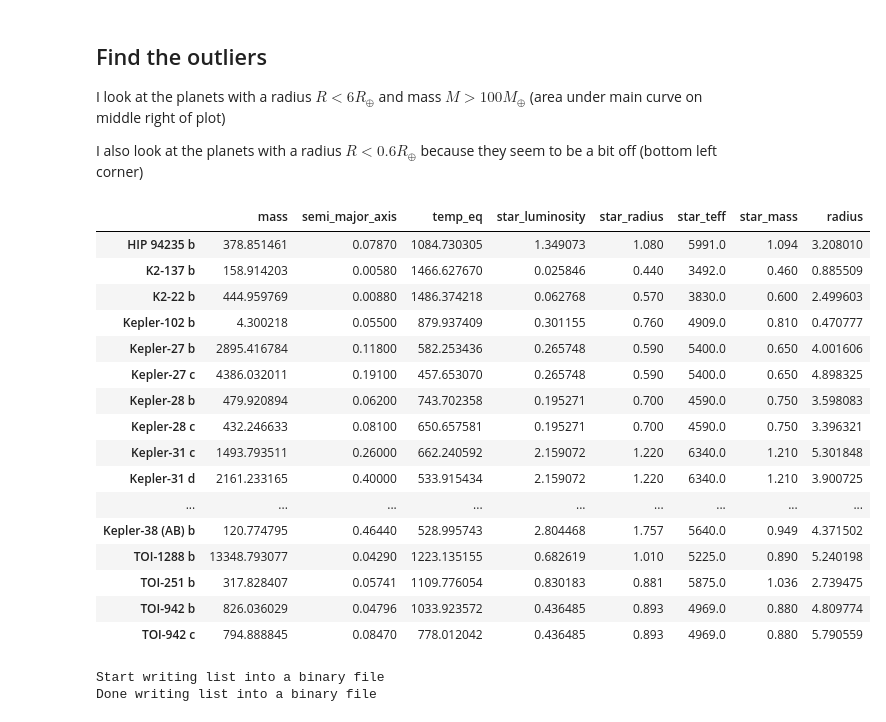
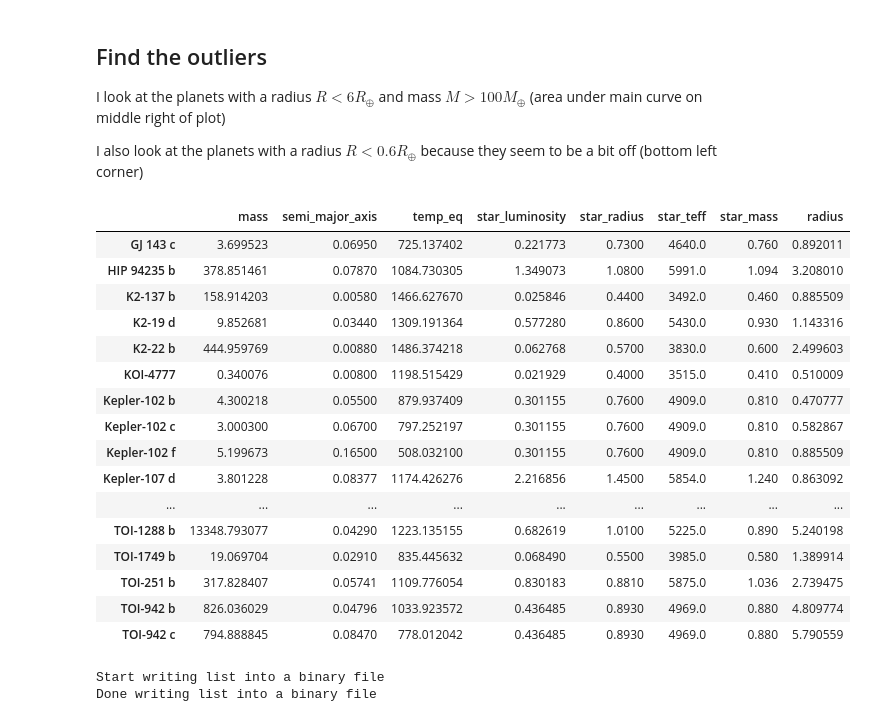
Before and after one commit to soleneulmer/bem, a Jupyter notebook: Find Outliers.ipynb, the cells around one changed output. Cells and saved outputs as stored; diff of their text form; code cells hidden in the pictures.

```diff
--- a/Find Outliers.ipynb
+++ b/Find Outliers.ipynb
@@ -80,32 +80,35 @@ I also look at the planets with a radius $R < 0.6 R_{\oplus}$ because they seem
 # %%
 outliers = []
 for i in range(len(dataset)):
 
     if ( (dataset.radius.loc[dataset.index[i]] <= 6e0 and dataset.mass.loc[dataset.index[i]] >= 1e2)
-    or (dataset.radius.loc[dataset.index[i]] <= 5e-1 and dataset.mass.loc[dataset.index[i]] >= 1e0) ):
+    or (dataset.radius.loc[dataset.index[i]] <= 5e-1 and dataset.mass.loc[dataset.index[i]] >= 1e0)
+    or (dataset.radius.loc[dataset.index[i]] <= 7e-1 and dataset.mass.loc[dataset.index[i]] >= 2e-1)
+    or (dataset.radius.loc[dataset.index[i]] <= 1.5e0 and dataset.mass.loc[dataset.index[i]] <= 4e1 and dataset.mass.loc[dataset.index[i]] >= 6e0)
+    or (dataset.radius.loc[dataset.index[i]] <= 9e-1 and dataset.mass.loc[dataset.index[i]] <= 1e1 and dataset.mass.loc[dataset.index[i]] >= 1e0)):
 
         outliers.append(dataset.loc[dataset.index[i]])
 
 outliers_df = pd.DataFrame(outliers)
 outliers_df
 # %% [output]
 |  | mass | semi_major_axis | temp_eq | star_luminosity | star_radius | star_teff | star_mass | radius |
-| HIP 94235 b | 378.851461 | 0.07870 | 1084.730305 | 1.349073 | 1.080 | 5991.0 | 1.094 | 3.208010 |
-| K2-137 b | 158.914203 | 0.00580 | 1466.627670 | 0.025846 | 0.440 | 3492.0 | 0.460 | 0.885509 |
-| K2-22 b | 444.959769 | 0.00880 | 1486.374218 | 0.062768 | 0.570 | 3830.0 | 0.600 | 2.499603 |
-| Kepler-102 b | 4.300218 | 0.05500 | 879.937409 | 0.301155 | 0.760 | 4909.0 | 0.810 | 0.470777 |
-| Kepler-27 b | 2895.416784 | 0.11800 | 582.253436 | 0.265748 | 0.590 | 5400.0 | 0.650 | 4.001606 |
-| Kepler-27 c | 4386.032011 | 0.19100 | 457.653070 | 0.265748 | 0.590 | 5400.0 | 0.650 | 4.898325 |
-| Kepler-28 b | 479.920894 | 0.06200 | 743.702358 | 0.195271 | 0.700 | 4590.0 | 0.750 | 3.598083 |
-| Kepler-28 c | 432.246633 | 0.08100 | 650.657581 | 0.195271 | 0.700 | 4590.0 | 0.750 | 3.396321 |
-| Kepler-31 c | 1493.793511 | 0.26000 | 662.240592 | 2.159072 | 1.220 | 6340.0 | 1.210 | 5.301848 |
-| Kepler-31 d | 2161.233165 | 0.40000 | 533.915434 | 2.159072 | 1.220 | 6340.0 | 1.210 | 3.900725 |
+| GJ 143 c | 3.699523 | 0.06950 | 725.137402 | 0.221773 | 0.7300 | 4640.0 | 0.760 | 0.892011 |
+| HIP 94235 b | 378.851461 | 0.07870 | 1084.730305 | 1.349073 | 1.0800 | 5991.0 | 1.094 | 3.208010 |
+| K2-137 b | 158.914203 | 0.00580 | 1466.627670 | 0.025846 | 0.4400 | 3492.0 | 0.460 | 0.885509 |
+| K2-19 d | 9.852681 | 0.03440 | 1309.191364 | 0.577280 | 0.8600 | 5430.0 | 0.930 | 1.143316 |
+| K2-22 b | 444.959769 | 0.00880 | 1486.374218 | 0.062768 | 0.5700 | 3830.0 | 0.600 | 2.499603 |
+| KOI-4777 | 0.340076 | 0.00800 | 1198.515429 | 0.021929 | 0.4000 | 3515.0 | 0.410 | 0.510009 |
+| Kepler-102 b | 4.300218 | 0.05500 | 879.937409 | 0.301155 | 0.7600 | 4909.0 | 0.810 | 0.470777 |
+| Kepler-102 c | 3.000300 | 0.06700 | 797.252197 | 0.301155 | 0.7600 | 4909.0 | 0.810 | 0.582867 |
+| Kepler-102 f | 5.199673 | 0.16500 | 508.032100 | 0.301155 | 0.7600 | 4909.0 | 0.810 | 0.885509 |
+| Kepler-107 d | 3.801228 | 0.08377 | 1174.426276 | 2.216856 | 1.4500 | 5854.0 | 1.240 | 0.863092 |
 | ... | ... | ... | ... | ... | ... | ... | ... | ... |
-| Kepler-38 (AB) b | 120.774795 | 0.46440 | 528.995743 | 2.804468 | 1.757 | 5640.0 | 0.949 | 4.371502 |
-| TOI-1288 b | 13348.793077 | 0.04290 | 1223.135155 | 0.682619 | 1.010 | 5225.0 | 0.890 | 5.240198 |
-| TOI-251 b | 317.828407 | 0.05741 | 1109.776054 | 0.830183 | 0.881 | 5875.0 | 1.036 | 2.739475 |
-| TOI-942 b | 826.036029 | 0.04796 | 1033.923572 | 0.436485 | 0.893 | 4969.0 | 0.880 | 4.809774 |
-| TOI-942 c | 794.888845 | 0.08470 | 778.012042 | 0.436485 | 0.893 | 4969.0 | 0.880 | 5.790559 |
+| TOI-1288 b | 13348.793077 | 0.04290 | 1223.135155 | 0.682619 | 1.0100 | 5225.0 | 0.890 | 5.240198 |
+| TOI-1749 b | 19.069704 | 0.02910 | 835.445632 | 0.068490 | 0.5500 | 3985.0 | 0.580 | 1.389914 |
+| TOI-251 b | 317.828407 | 0.05741 | 1109.776054 | 0.830183 | 0.8810 | 5875.0 | 1.036 | 2.739475 |
+| TOI-942 b | 826.036029 | 0.04796 | 1033.923572 | 0.436485 | 0.8930 | 4969.0 | 0.880 | 4.809774 |
+| TOI-942 c | 794.888845 | 0.08470 | 778.012042 | 0.436485 | 0.8930 | 4969.0 | 0.880 | 5.790559 |
 # %%
 # Save outliers to pickle file
 print_list(outliers_df, 'bem_output/', 'outliers.pkl')
```
Also changed, not shown: parts of 3 cells of this notebook, 36 other files.
